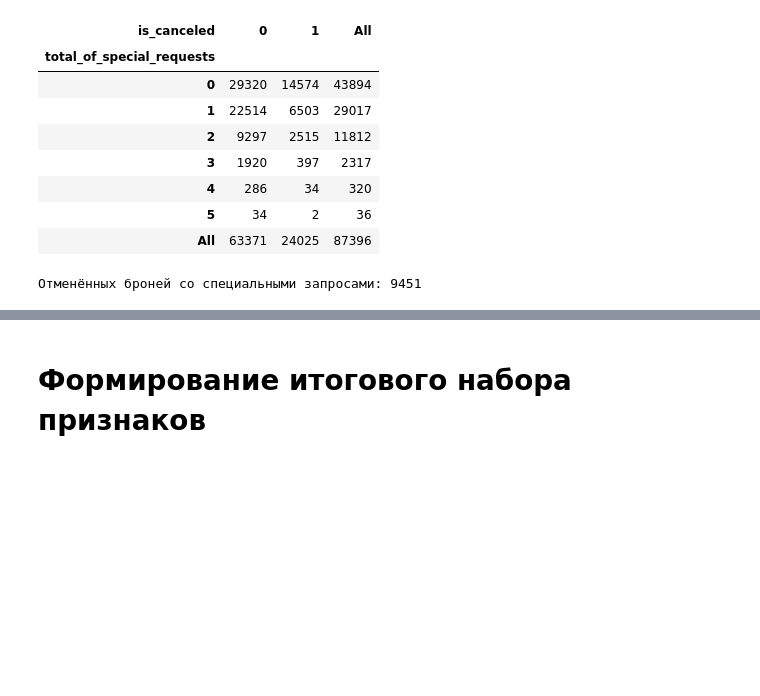
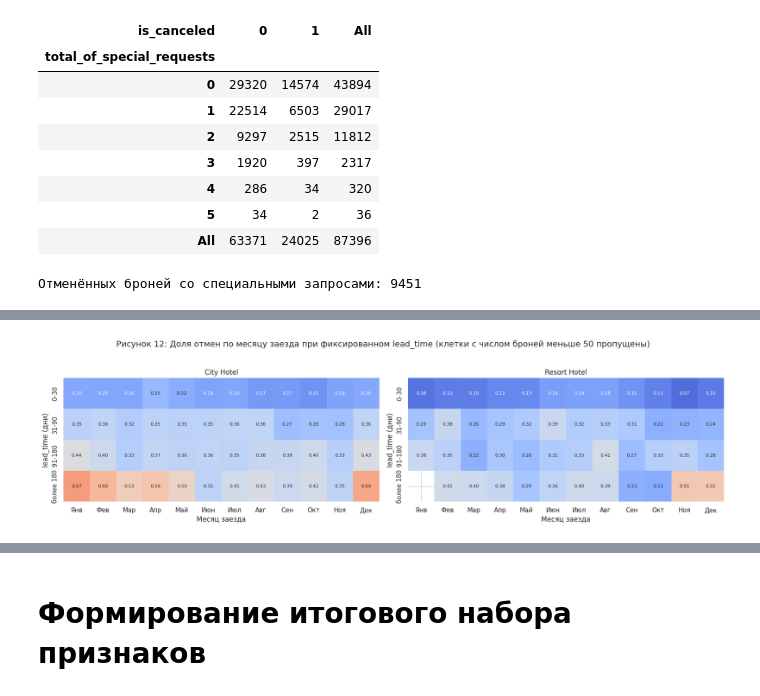
Before and after one commit to DeusMaksler/hse-ai-cancel-alert, a Jupyter notebook: eda/EDA.ipynb, the cells around one changed output, grey strips where cells are left out. Saved outputs shown, nothing was run; the diff lists cells and outputs as text; code cells hidden in the pictures; blank space fills up the shorter version.

```diff
--- a/eda/EDA.ipynb
+++ b/eda/EDA.ipynb
@@ -1127,0 +1241,20 @@ print(f"Отменённых броней со специальными запр
+# %%
+t_df['lead_bin'] = pd.cut(t_df['lead_time'], [-1, 30, 90, 180, 10000],
+                          labels=['0-30', '31-90', '91-180', 'более 180'])
+t_grp = t_df.groupby(['hotel', 'lead_bin', 'arrival_month'], observed=True)['is_canceled']
+t_ctl = t_grp.mean().unstack('arrival_month')
+t_cnt = t_grp.size().unstack('arrival_month')
+t_ctl = t_ctl.where(t_cnt >= 50)  # клетки меньше 50 броней не показываем
+
+fig, axes = plt.subplots(1, 2, figsize=(17, 4.5))
+for ax, hotel in zip(axes, ['City Hotel', 'Resort Hotel']):
+    sns.heatmap(t_ctl.loc[hotel], annot=True, fmt='.2f', cmap='coolwarm', vmin=0, vmax=0.9, ax=ax,
+                xticklabels=t_month_names, cbar=False, annot_kws={'size': 8})
+    ax.set_title(hotel)
+    ax.set_xlabel('Месяц заезда')
+    ax.set_ylabel('lead_time (дни)')
+fig.suptitle('Рисунок 12: Доля отмен по месяцу заезда при фиксированном lead_time (клетки с числом броней меньше 50 пропущены)', y=1.03)
+plt.tight_layout()
+plt.show()
+# %% [output]
+[figure, added]
```
Also changed, not shown: parts of 21 cells of this notebook.
